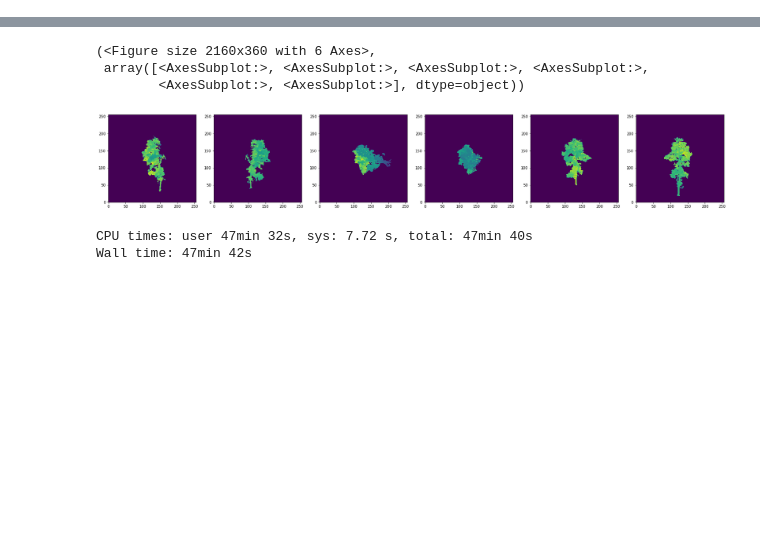
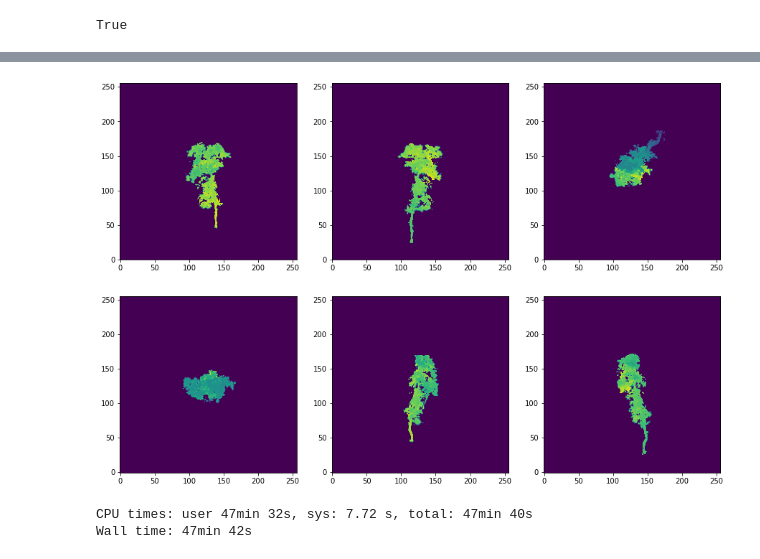
Before and after one commit to mataln/laser-trees, a Jupyter notebook: notebooks/build_dataset.ipynb, the cells around one changed output, grey strips where cells are left out. Cells and saved outputs as stored; diff of their text form; code cells hidden in the pictures; blank space fills up the shorter version.

```diff
--- a/notebooks/build_dataset.ipynb
+++ b/notebooks/build_dataset.ipynb
@@ -13,8 +13,13 @@ from torch.utils.data import Dataset, DataLoader
 import utils
 from simpleview_pytorch import SimpleView
 # %%
-cloud = utils.pc_from_txt("../data/treesXYZ/alt01_24.txt")
+cloud = utils.pc_from_txt("../data/treesXYZ/alt01_2.txt")
 cloud = utils.center_and_scale(cloud)
+# %%
+x = None
+x == None
+# %% [output]
+True
 # %%
 if None:
     %%time
@@ -23,5 +28,7 @@ if None:
 # %%
 %%time
 sample_images = utils.get_depth_images_from_cloud(cloud, image_dim=256, use_hard_min=False)
-utils.plot_depth_images(sample_images)
+fig, ax = utils.plot_depth_images(sample_images, nrows=2)
+
+fig.savefig('tree_projections.png', bbox_inches='tight')
 # %% [output]
@@ -30,7 +37,4 @@ Wall time: 2.28 s
-(<Figure size 2160x360 with 6 Axes>,
- array([<AxesSubplot:>, <AxesSubplot:>, <AxesSubplot:>, <AxesSubplot:>,
-        <AxesSubplot:>, <AxesSubplot:>], dtype=object))
-[figure, old version]
+[figure, new version]
 # %%
 %%time
 metadata_file = "../data/treesXYZ/meta/META.csv"
```
Also changed, not shown: parts of 1 cell of this notebook.
